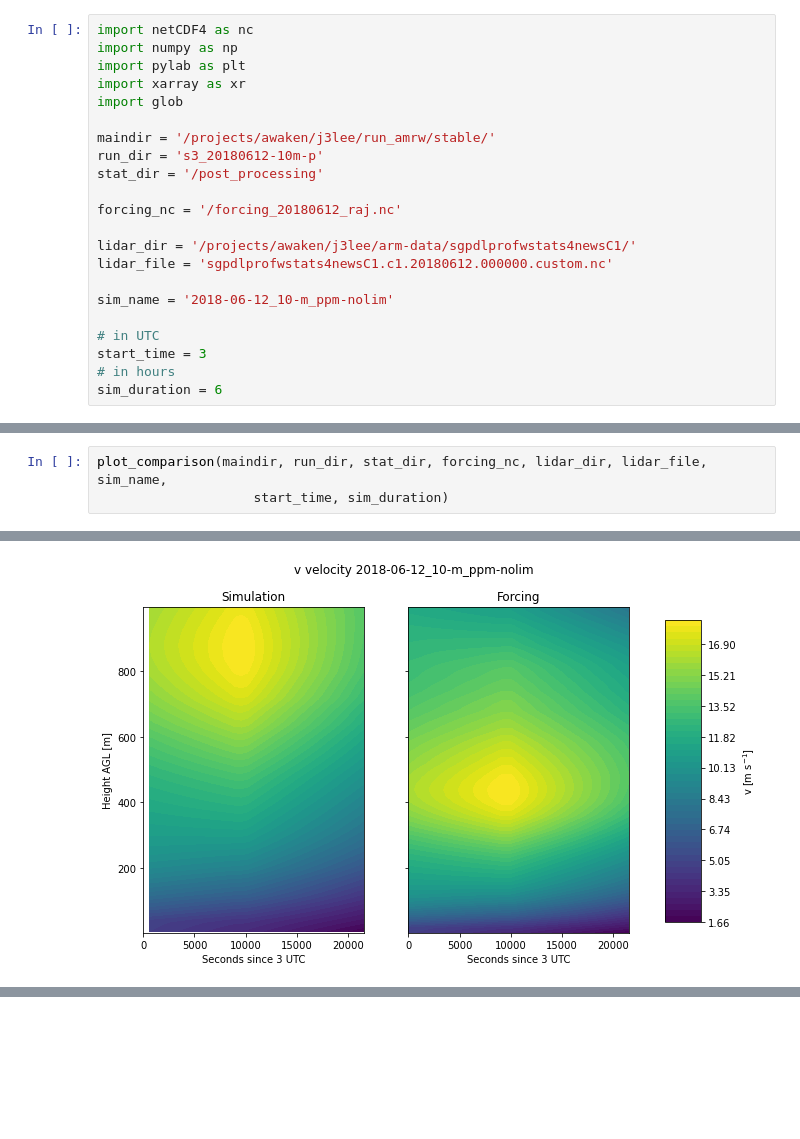
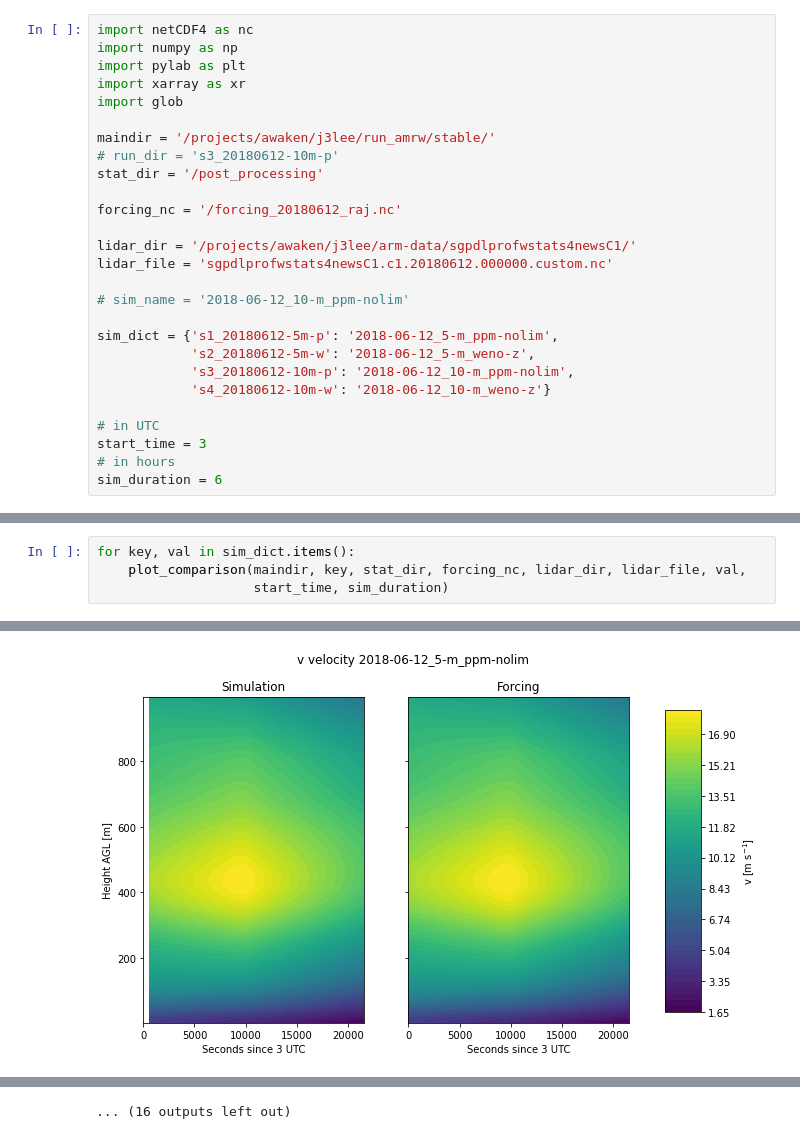
Before and after one commit to joejoeyjoseph/awaken-code, a Jupyter notebook: eagle/02_plot_amrwind.ipynb, the cells around one changed output, grey strips where cells are left out. Drawn from its saved outputs; the diff is of its cells as text; blank space fills up the shorter version.

Commit message:
add comparison plots

```diff
--- a/eagle/02_plot_amrwind.ipynb
+++ b/eagle/02_plot_amrwind.ipynb
@@ -6,7 +6,7 @@ import xarray as xr
 import glob
 
 maindir = '/projects/awaken/j3lee/run_amrw/stable/'
-run_dir = 's3_20180612-10m-p'
+# run_dir = 's3_20180612-10m-p'
 stat_dir = '/post_processing'
 
 forcing_nc = '/forcing_20180612_raj.nc'
@@ -14,7 +14,12 @@ forcing_nc = '/forcing_20180612_raj.nc'
 lidar_dir = '/projects/awaken/j3lee/arm-data/sgpdlprofwstats4newsC1/'
 lidar_file = 'sgpdlprofwstats4newsC1.c1.20180612.000000.custom.nc'
 
-sim_name = '2018-06-12_10-m_ppm-nolim'
+# sim_name = '2018-06-12_10-m_ppm-nolim'
+
+sim_dict = {'s1_20180612-5m-p': '2018-06-12_5-m_ppm-nolim',
+            's2_20180612-5m-w': '2018-06-12_5-m_weno-z',
+            's3_20180612-10m-p': '2018-06-12_10-m_ppm-nolim',
+            's4_20180612-10m-w': '2018-06-12_10-m_weno-z'}
 
 # in UTC
 start_time = 3
@@ -214,5 +237,6 @@ def plot_w_variance_profiles(sim_duration, start_time, wstat, wvar, sim_prof, si
     plt.show()
 # %%
-plot_comparison(maindir, run_dir, stat_dir, forcing_nc, lidar_dir, lidar_file, sim_name,
+for key, val in sim_dict.items():
+    plot_comparison(maindir, key, stat_dir, forcing_nc, lidar_dir, lidar_file, val,
                     start_time, sim_duration)
 # %% [output]
@@ -221 +245 @@ plot_comparison(maindir, run_dir, stat_dir, forcing_nc, lidar_dir, lidar_file, s
-[figure, old version]
+[figure, new version]
@@ -225,0 +255 @@ plot_comparison(maindir, run_dir, stat_dir, forcing_nc, lidar_dir, lidar_file, s
+... (16 outputs left out)
```
Also changed, not shown: parts of 2 cells of this notebook, 28 other files.
